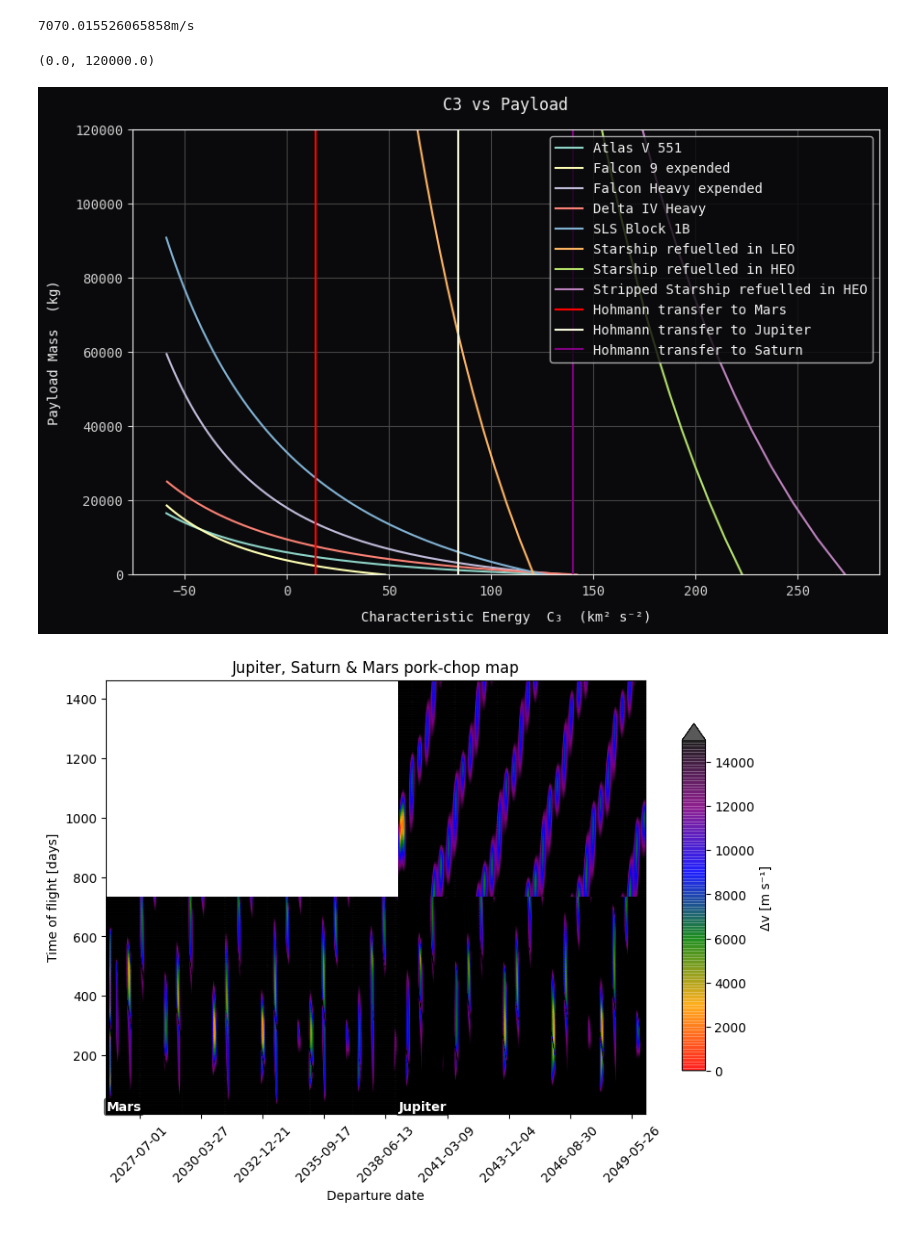
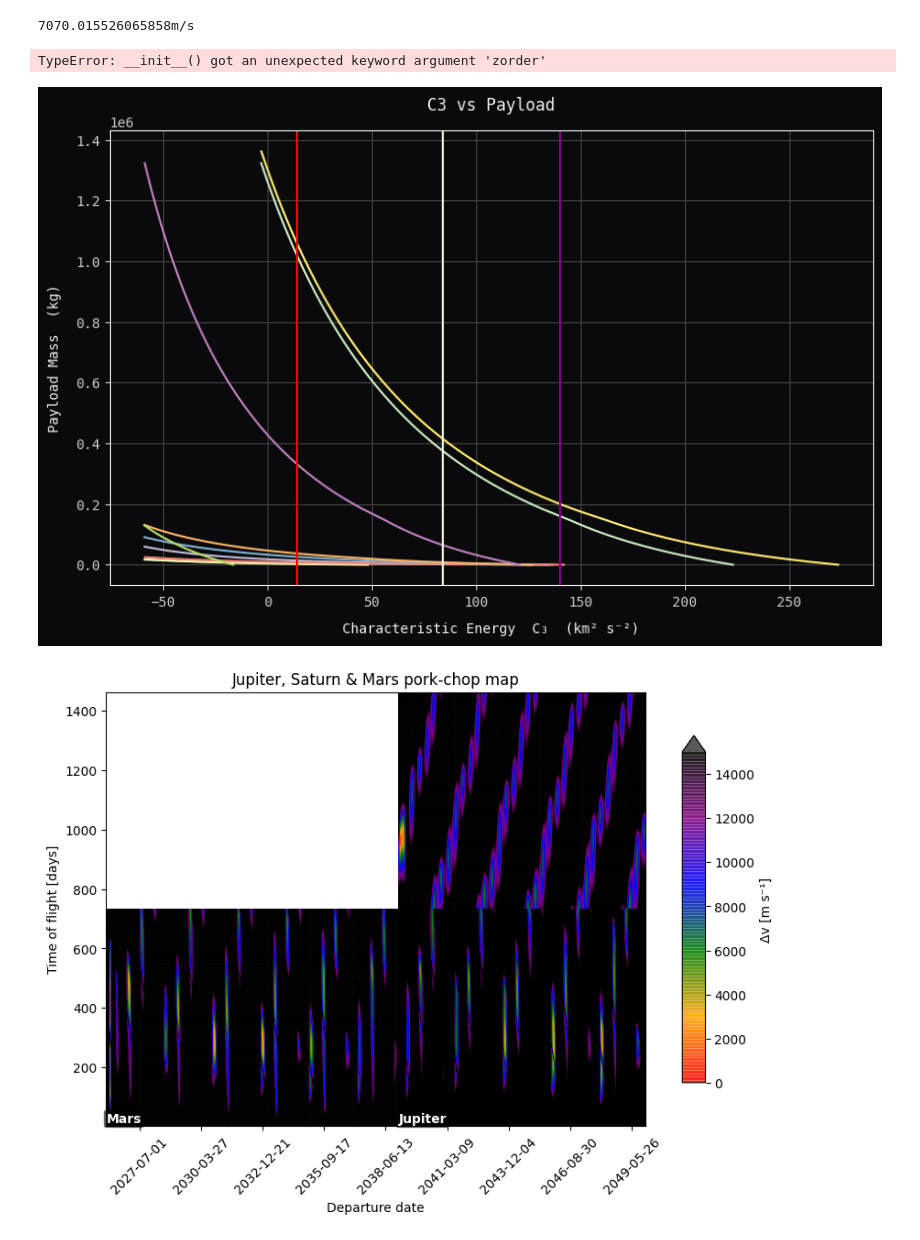
Before and after one commit to jackSN8/orbits.js, a Jupyter notebook: starship_science_graphs.ipynb, the cells around one changed output. Cells and saved outputs as stored; diff of their text form; code cells hidden in the pictures.

```diff
--- a/starship_science_graphs.ipynb
+++ b/starship_science_graphs.ipynb
@@ -91,11 +143,25 @@ performance = {
     'Falcon Heavy expended':    [111500, 4000, 348,    63800],
     'Delta IV Heavy':           [30700,  3480, 465.5,  28790],
     'SLS Block 1B':             [143000,  14000, 460, 105000],
+    'Saturn V':[123000,13500,420,145000],
+    'Unrefuelled Starship':[1300000,120000,380,250000],
     'Starship refuelled in LEO':[1300000,120000,380,  1450000],
     'Starship refuelled in HEO':[1300000,120000,380,  1450000],
     'Stripped Starship refuelled in HEO':[1300000,80000,380,  1450000],
 }
-#all assume starting in orbit with periapsis of 200km, but have some DV penalty/bonus from use of upper stage to reach LEO/HEO Starship & SLS bonus
+# #all assume starting in orbit with periapsis of 200km, but have some DV penalty/bonus from use of upper stage to reach LEO/HEO Starship & SLS bonus
+# performance = {
+#     # [wet_mass_kg, dry_mass_kg, Isp_s, LEO_payload_kg]
+#     'Atlas V 551':              [23077, 2247, 449.7,   18850],
+#     # 'Falcon 9 expended':        [111500, 4000, 348,    22800],   # fully‑fuelled second stage
+#     # 'Falcon Heavy expended':    [111500, 4000, 348,    63800],
+#     # 'Delta IV Heavy':           [30700,  3480, 465.5,  28790],
+#     # 'SLS Block 1B':             [143000,  14000, 460, 105000],
+#     'Unrefuelled Starship':[1300000,120000,380,250000],
+#     'Starship refuelled in LEO':[1300000,120000,380,  1450000],
+#     # 'Starship refuelled in HEO':[1300000,120000,380,  1450000],
+#     'Stripped Starship refuelled in HEO':[1300000,80000,380,  1450000],
+# }
 # %% [markdown]
 Need to calculate the payload mass of various rockets as a function of C3. C3 is the energy given as:
 $$
@@ -144,37 +210,57 @@ for lv, (wet_mass, dry_mass, isp, leo_cap) in performance.items():
     payloads = np.linspace(1, leo_cap, 150)
     c3_vals = []
     valid_payloads = []
     for p in payloads:
         available_prop = leo_cap - p - dry_mass
         # cap by tank capacity and ignore negative available propellant
         if available_prop <= 0:
             continue
         available_prop = min(available_prop, prop_capacity)
         delta_v = 0.87*isp * g0 * np.log((available_prop+dry_mass+p)/ (dry_mass + p))
         if lv == 'Starship refuelled in HEO' or lv == 'Stripped Starship refuelled in HEO':
             delta_v += 3000
         c3 = (v_leo + delta_v)**2 - v_escape**2  # m^2/s^2
         c3_vals.append(c3 / 1e6)  # convert to km^2/s^2
         valid_payloads.append(p)
     if c3_vals:
         ax.plot(c3_vals, valid_payloads, label=lv)
 
 
+def imscatter(x, y, image, ax=None, zoom=1):
+    if ax is None:
+        ax = plt.gca()
+    try:
+        image = plt.imread(image)
+    except TypeError:
+        # Likely already an array...
+        pass
+    im = OffsetImage(image, zoom=zoom)
+    x, y = np.atleast_1d(x, y)
+    artists = []
+    for x0, y0 in zip(x, y):
+        ab = AnnotationBbox(im, (x0, y0), xycoords='data', frameon=False)
+        artists.append(ax.add_artist(ab))
+    ax.update_datalim(np.column_stack([x, y]))
+    ax.autoscale()
+    return artists
+
 
 # Axis labels and title with retro flavour
 ax.set_xlabel('Characteristic Energy  C₃  (km² s⁻²)', labelpad=10)
 ax.set_ylabel('Payload Mass  (kg)', labelpad=10)
 plt.title('C3 vs Payload')
 ax.grid(True)
-#ax.tight_layout()
+# #ax.tight_layout()
 plt.axvline(x = 14, color = 'red', label = 'Hohmann transfer to Mars')
 plt.axvline(x = 84, color = 'beige', label = 'Hohmann transfer to Jupiter')
 plt.axvline(x = 140, color = 'purple', label = 'Hohmann transfer to Saturn')
-ax.legend(loc='upper right')
+add_planet_on_c3(ax, 140, "saturn.png",  y_frac=0.70, zoom=0.22)  # lower to dodge legend, rings fit
 
-plt.ylim(top = 120000,bottom = 0)
-# plt.show()
+# ax.legend(loc='upper right')
+# plt.xlim(left = -50)
+# plt.ylim(top = 120000,bottom = 0)
+plt.show()
 # %% [output]
-(0.0, 120000.0)
+TypeError: __init__() got an unexpected keyword argument 'zorder'
-[figure, old version]
+[figure, new version]
 # %%
```
Also changed, not shown: parts of 6 cells of this notebook, 18 other files.
